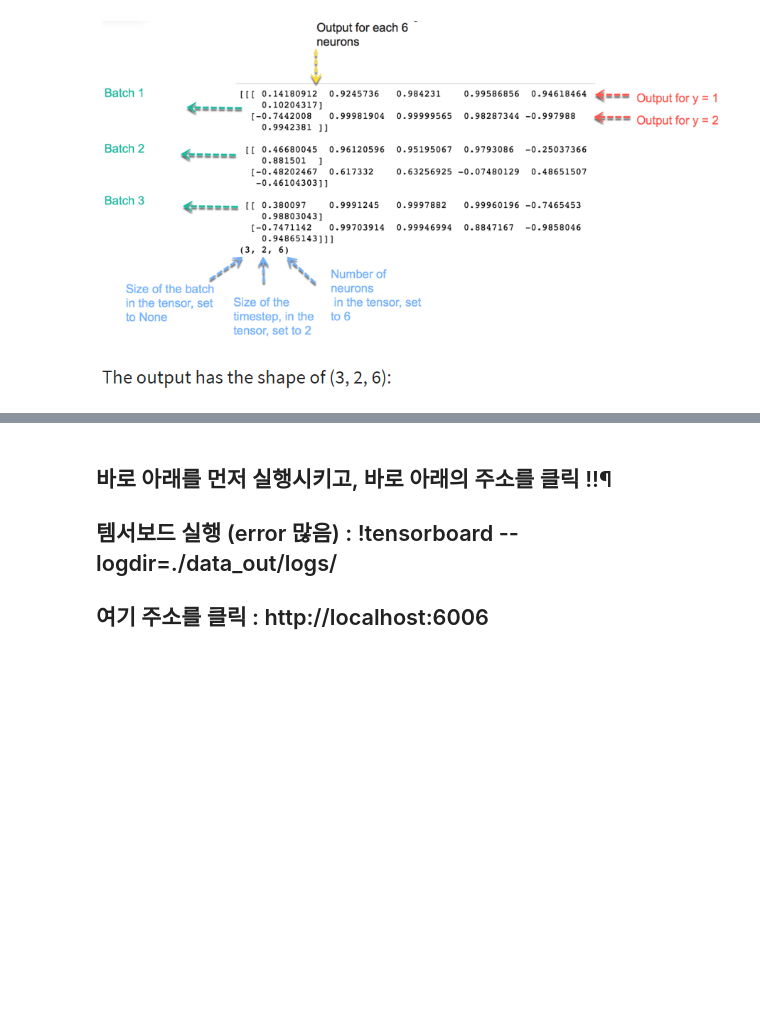
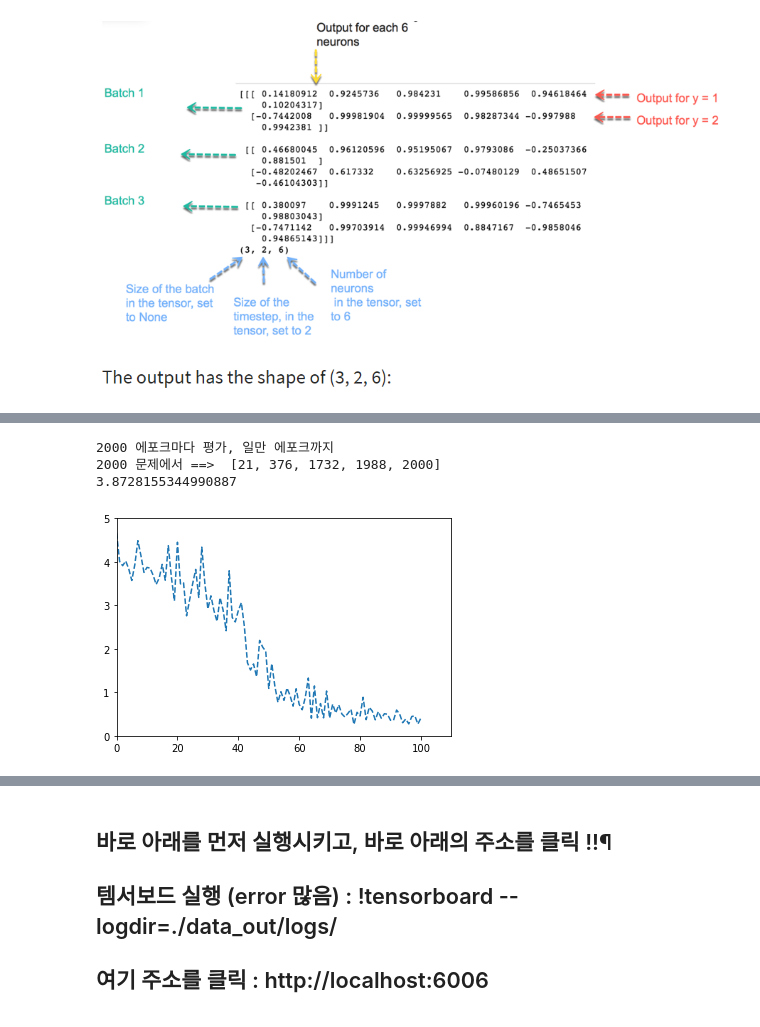
Before and after one commit to ds3mbc-snu/ds3mbc-snu.github.io, a Jupyter notebook: TF-Keras_CHATBOT/U3.TF-Keras_RnnLstmGru.ipynb, the cells around one changed output, grey strips where cells are left out. Saved outputs shown, nothing was run; the diff lists cells and outputs as text; code cells hidden in the pictures; blank space fills up the shorter version.

```diff
--- a/TF-Keras_CHATBOT/U3.TF-Keras_RnnLstmGru.ipynb
+++ b/TF-Keras_CHATBOT/U3.TF-Keras_RnnLstmGru.ipynb
@@ -498,0 +862,22 @@ https://ratsgo.github.io/natural%20language%20processing/2017/03/09/rnnlstm/
+# %%
+a_int = np.random.randint(1,largest_number//2)
+a = int2binary[a_int]
+
+b_int = np.random.randint(1,largest_number//2)
+b = int2binary[b_int]
+
+# 실제 정답 계산 및 binary 벡터 저장.
+# Calculate the answer and save it as a binary form
+
+c_int = a_int + b_int
+c = int2binary[c_int]
+
+# RNN이 예측한 binary 합의 값 저장할 변수 선언.
+# Declare the variable for saving the prediction by RNN
+
+pred = np.zeros_like(c)
+
+print(a)
+print(b)
+print(c)
+print( pred )
@@ -498,0 +1132,28 @@ https://ratsgo.github.io/natural%20language%20processing/2017/03/09/rnnlstm/
+# %%
+
+import matplotlib.pyplot as plt
+%matplotlib inline
+
+
+
+##########################################
+
+print('2000 에포크마다 평가, 일만 에포크까지')
+print('2000 문제에서 ==> ' ,  accuracy_history  )
+
+
+##########################################
+
+print(overallError_history[10]) # 맨처음 학습에는 4 정도
+x = range(101)
+plt.figure(1)
+plt.plot( x, overallError_history , linestyle='--' )
+plt.axis([0, 110, 0, 5])
+plt.show()
+
+#print(overallError_history)
+# %% [output]
+2000 에포크마다 평가, 일만 에포크까지
+2000 문제에서 ==>  [21, 376, 1732, 1988, 2000]
+3.8728155344990887
+[figure, added]
```
Also changed, not shown: parts of 31 cells of this notebook, 2 other files.
